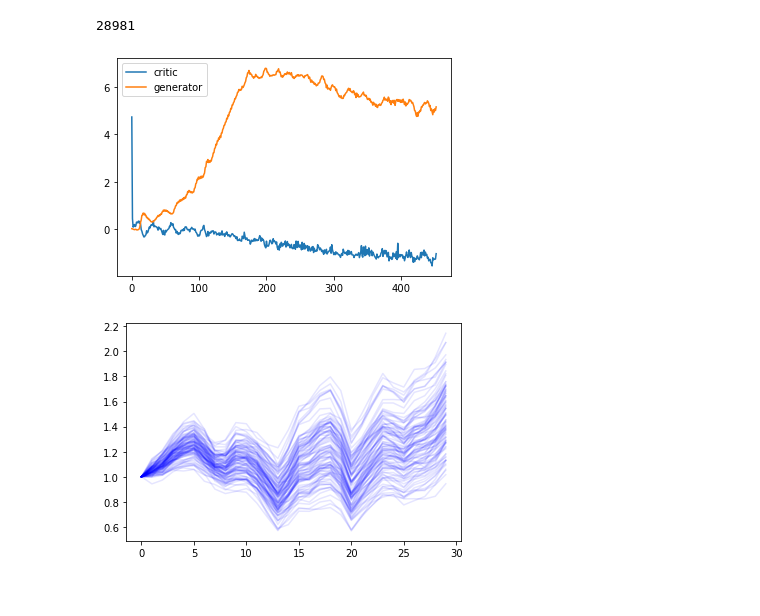
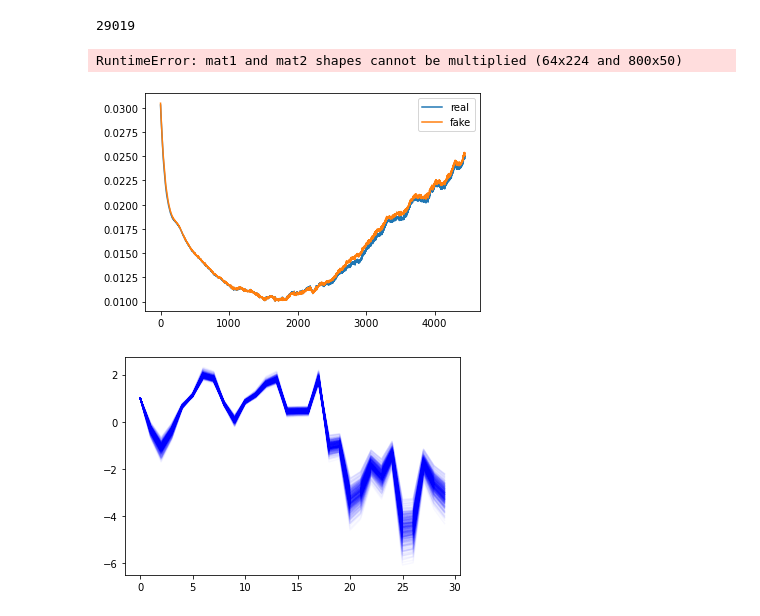
Before and after one commit to jekabsGritans/fin-wGAN-GP, a Jupyter notebook: notebook.ipynb, the cells around one changed output. Drawn from its saved outputs; the diff is of its cells as text; code cells hidden in the pictures.

```diff
--- a/notebook.ipynb
+++ b/notebook.ipynb
@@ -1,9 +1,12 @@
 # %%
 from dataset import PriceData
-dataset = PriceData(30)
+try:
+    dataset = torch.load('bin_data.pt')
+except:
+    dataset = PriceData(30)
 len(dataset)
 # %% [output]
-28981
+29019
 # %%
 from utils import gradient_penalty
 from tqdm import tqdm
@@ -11,6 +14,9 @@ def train_gan(model, latent_size, g_optim, c_optim, critic_iterations, lambda_gp
     for epoch in range(1,epochs+1):
         c_losses = []
         g_losses = []
+        fake_distance = []
+        real_distance = []
+
         for x_real in tqdm(train_loader):
             batch_size = x_real.size(0)
             x_real = x_real.to(device)
@@ -21,8 +27,12 @@ def train_gan(model, latent_size, g_optim, c_optim, critic_iterations, lambda_gp
                 x_fake = model.forward_generator(noise)
                 critic_real = model.forward_critic(x_real)
                 critic_fake = model.forward_critic(x_fake)
+
+                fake_distance.append(critic_fake.mean().item())
+                real_distance.append(critic_real.mean().item())
+
                 gp = gradient_penalty(model.critic, x_real, x_fake, device=device)
-                loss_critic = -(torch.mean(critic_real) - torch.mean(critic_fake)) + lambda_gp*gp
+                loss_critic = -(torch.mean(critic_real) - torch.mean(critic_fake)) - lambda_gp*gp
                 c_optim.zero_grad()
                 loss_critic.backward(retain_graph=True)
                 c_optim.step()
@@ -39,9 +49,9 @@ def train_gan(model, latent_size, g_optim, c_optim, critic_iterations, lambda_gp
             loss_gen = loss_gen.item()
             c_losses.append(loss_critic)
             g_losses.append(loss_gen)
-    return c_losses, g_losses
+    return c_losses, g_losses, fake_distance, real_distance
 # %%
-from model import GAN
+from model import convGAN
 from torch.utils.data import DataLoader
 import torch.optim as optim
 import torch
@@ -51,17 +61,17 @@ OUT_SIZE = 30
 LR = 1e-4
 NUM_EPOCHS = 1
 BATCH_SIZE = 64
-CRITIC_ITERATIONS = 5
+CRITIC_ITERATIONS = 10
 LAMBDA_GP = 10
 
 device = torch.device("cpu")
-gan = GAN(out_size=OUT_SIZE, latent_size=LATENT_SIZE, device=device)
+gan = convGAN(out_size=OUT_SIZE, latent_size=LATENT_SIZE, device=device)
 
 g_optim = optim.Adam(gan.generator.parameters(), lr=LR, betas=(0.0,0.9))
 c_optim = optim.Adam(gan.critic.parameters(), lr=LR, betas=(0.0,0.9))
 
 train_loader = DataLoader(dataset, batch_size=BATCH_SIZE)
-c_losses, g_losses = train_gan(
+c_losses, g_losses, fake_dist, real_dist = train_gan(
     model=gan,
     latent_size=LATENT_SIZE,
     g_optim=g_optim,
@@ -72,21 +82,40 @@ c_losses, g_losses = train_gan(
     train_loader = train_loader,
     device=device
 )
+# %% [output]
+RuntimeError: mat1 and mat2 shapes cannot be multiplied (64x224 and 800x50)
 # %%
 import matplotlib.pyplot as plt
-plt.plot(c_losses, label='critic')
-plt.plot(g_losses, label='generator')
+
+def rolling(x,n):
+    out = []
+    for i in range(n,len(x)):
+        out.append(np.mean(x[i-n:i]))
+    return out
+
+
+plt.plot(rolling(fake_dist,100), label='real')
+plt.plot(rolling(real_dist,100), label='fake')
 plt.legend()
 plt.show()
 # %% [output]
-[figure, old version]
+[figure, new version]
 # %%
-noise = torch.randn(100, LATENT_SIZE).to(device)
+import numpy as np
+noise = torch.randn(500, LATENT_SIZE).to(device)
 x_fake = gan.forward_generator(noise)
-for data in x_fake:
-    cum = np.cumsum(data.cpu().detach().numpy(), axis=0)
+
+def cummulate(tensor_data):
+    cum = np.cumsum(tensor_data.cpu().detach().numpy(), axis=0)
     cum+=1-cum[0]
-    plt.plot(cum,'b', alpha=0.1)
+    return cum
+
+def plot_many(tensor_data):
+    for data in tensor_data:
+        cum = cummulate(data)
+        plt.plot(cum, 'b', alpha=0.03)
+
+plot_many(x_fake)
 plt.show()
 # %% [output]
-[figure, old version]
+[figure, new version]
```
Also changed, not shown: parts of 1 cell of this notebook, 4 other files.
